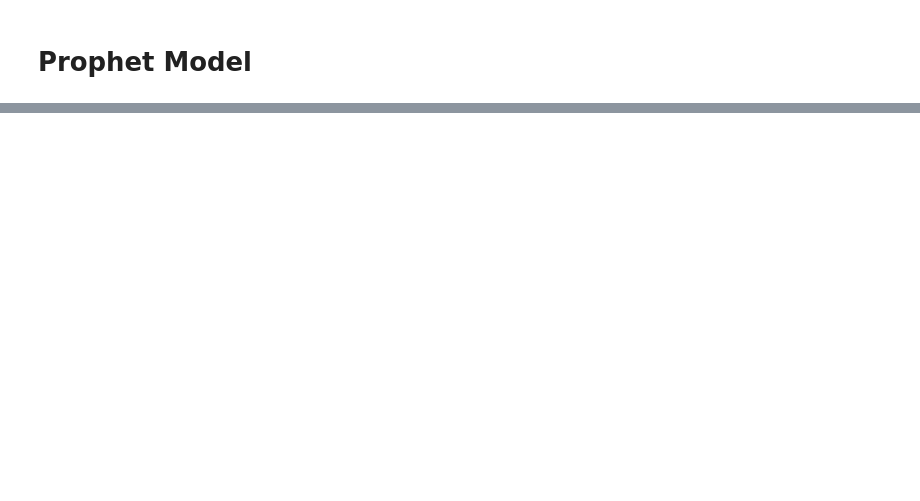
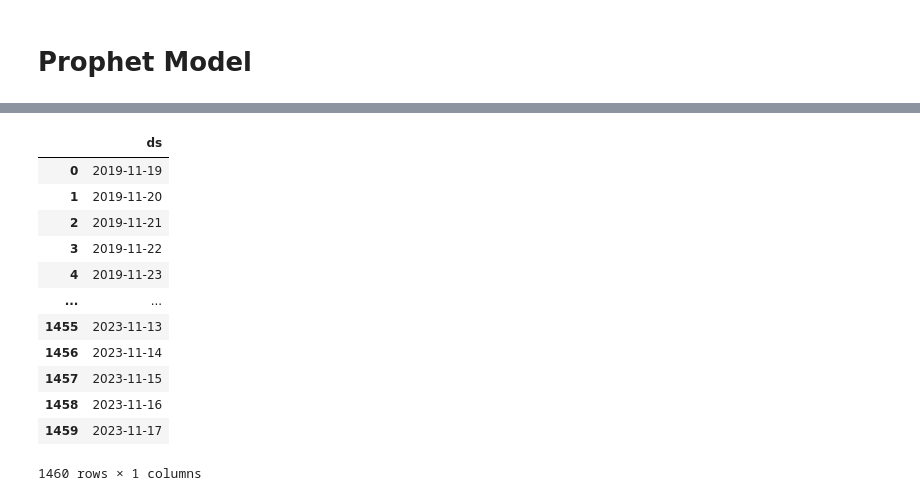
Before and after one commit to LeonMichel96/ML-Time-Series-Crypto, a Jupyter notebook: notebooks/Prophet_TimeSeries.ipynb, the cells around one changed output, grey strips where cells are left out. Cells and saved outputs as stored; diff of their text form; code cells hidden in the pictures; blank space fills up the shorter version.

```diff
--- a/notebooks/Prophet_TimeSeries.ipynb
+++ b/notebooks/Prophet_TimeSeries.ipynb
@@ -87,0 +151,16 @@ sns.lineplot(data=df, x='Date', y='Price')
+# %%
+future_test
+# %% [output]
+|  | ds |
+| 0 | 2019-11-19 |
+| 1 | 2019-11-20 |
+| 2 | 2019-11-21 |
+| 3 | 2019-11-22 |
+| 4 | 2019-11-23 |
+| ... | ... |
+| 1455 | 2023-11-13 |
+| 1456 | 2023-11-14 |
+| 1457 | 2023-11-15 |
+| 1458 | 2023-11-16 |
+| 1459 | 2023-11-17 |
+1460 rows × 1 columns
```
Also changed, not shown: parts of 25 cells of this notebook.
